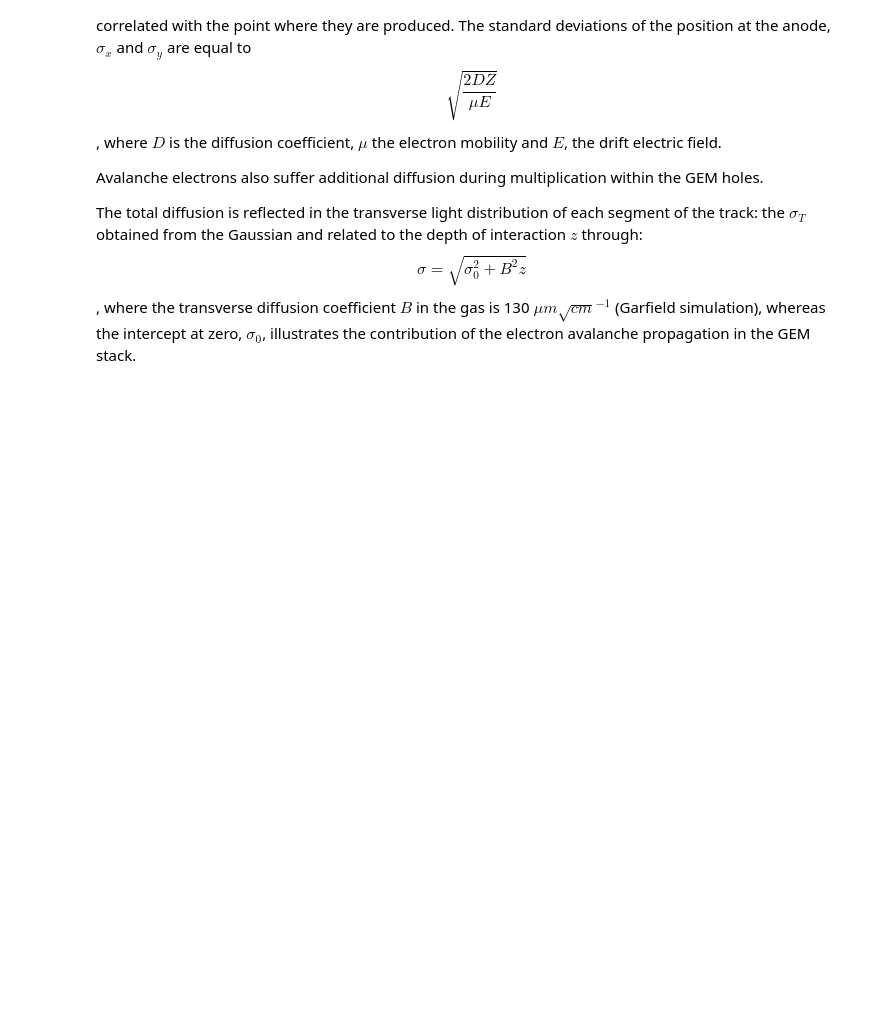
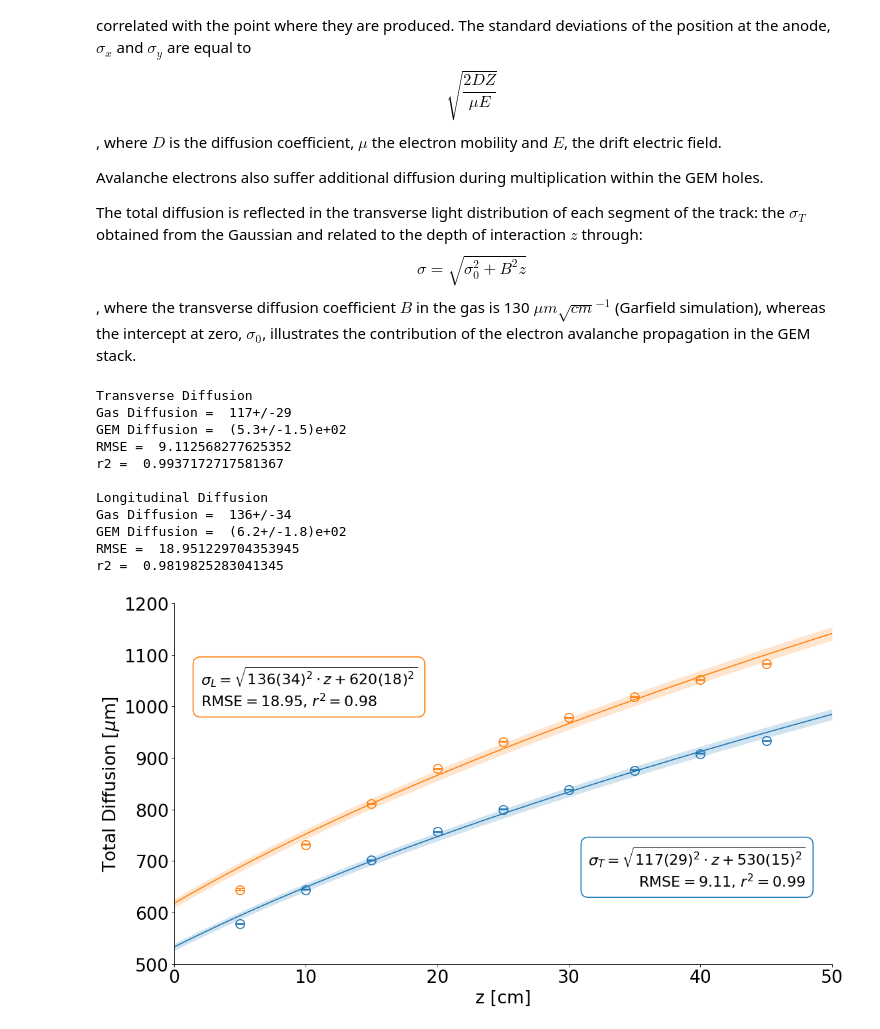
Before and after one commit to RitaROK/Analysis, a Jupyter notebook: Diffusion.ipynb, the cells around one changed output. Saved outputs shown, nothing was run; the diff lists cells and outputs as text; code cells hidden in the pictures; blank space fills up the shorter version.

```diff
--- a/Diffusion.ipynb
+++ b/Diffusion.ipynb
@@ -1322,6 +1325,82 @@ Avalanche electrons also suffer additional diffusion during multiplication withi
 
 The total diffusion is reflected in the transverse light distribution of each segment of the track: the $\sigma_T$ obtained from the Gaussian and related to the depth of interaction $z$ through: $$\sigma = \sqrt{\sigma_0^2+B^2z}$$
 , where the transverse diffusion coefficient $B$ in the gas is 130 $\mu m\sqrt{cm}^{-1}$ (Garfield simulation), whereas the intercept at zero, $\sigma_0$, illustrates the contribution of the electron avalanche propagation in the GEM stack.
+# %%
+#@title Longitudinal and Transverse Diffusion Coefficients
+#@markdown Using non-linear fit function
+z = [5, 10, 15, 20, 25, 30, 35, 40, 45]
+
+def func(x, b, c):
+  return np.sqrt(x*b+c)
+
+x = np.linspace(0,50, 100)
+
+fig, (ax) = plt.subplots(figsize=(16,9), dpi= 80, facecolor='w', edgecolor='k')
+
+# Transverse Diffusion
+plt.errorbar(z, TSigma, yerr=dTSigma, color='none', marker='o', markersize=12,
+            markeredgecolor='tab:blue', markeredgewidth=1.5, ecolor='tab:blue', elinewidth=1.5, capsize=5, capthick=1.5, label='$\sigma_T$')
+
+popt, pcov = curve_fit(func, z, TSigma, p0=[100, 100], absolute_sigma=True, sigma=3*np.asarray(dTSigma))
+ycalc = func(x, *popt)
+pcov = np.sqrt(np.diag(pcov))
+bound_upper = func(x, *(popt + 3*pcov))
+bound_lower = func(x, *(popt - 3*pcov))
+print('Transverse Diffusion')
+print('Gas Diffusion = ', ufloat(np.sqrt(popt[0]), 3*np.sqrt(pcov[0])))
+print('GEM Diffusion = ', ufloat(np.sqrt(popt[1]), 3*np.sqrt(pcov[1])))
+rmse = np.sqrt(mean_squared_error(TSigma, func(np.asarray(z), *popt)))
+print('RMSE = ', rmse)
+r2 = r2_score(TSigma, func(np.asarray(z), *popt))
+print('r2 = ', r2)
+plt.plot(x, ycalc, color='tab:blue')
+plt.fill_between(x, bound_lower, bound_upper, color='tab:blue', alpha=0.2, lw=0)
+plt.text(48, 650, '$\sigma_T=\sqrt{117(29)^2\cdot z+530(15)^2}$ \nRMSE$ = 9.11$, $r^2=0.99$',
+         fontsize=20, ha='right', bbox=dict(facecolor='none', edgecolor='tab:blue', boxstyle='round,pad=0.5', lw=1.5))
+
+# Longitudinal Diffusion
+plt.errorbar(z, LSigma, yerr=dLSigma, color='none', marker='o', markersize=12,
+            markeredgecolor='tab:orange', markeredgewidth=1.5, ecolor='tab:orange', elinewidth=1.5, capsize=5, capthick=1.5, label='$\sigma_L$')
+popt, pcov = curve_fit(func, z, LSigma, p0=[100, 100], absolute_sigma=True, sigma=3*np.asarray(dLSigma))
+ycalc = func(x, *popt)
+pcov = np.sqrt(np.diag(pcov))
+bound_upper = func(x, *(popt + 3*pcov))
+bound_lower = func(x, *(popt - 3*pcov))
+print('\nLongitudinal Diffusion')
+print('Gas Diffusion = ', ufloat(np.sqrt(popt[0]), 3*np.sqrt(pcov[0])))
+print('GEM Diffusion = ', ufloat(np.sqrt(popt[1]), 3*np.sqrt(pcov[1])))
+rmse = np.sqrt(mean_squared_error(LSigma, func(np.asarray(z), *popt)))
+print('RMSE = ', rmse)
+r2 = r2_score(LSigma, func(np.asarray(z), *popt))
+print('r2 = ', r2)
+plt.plot(x, ycalc, color='tab:orange')
+plt.fill_between(x, bound_lower, bound_upper, color='tab:orange', alpha=0.2, lw=0)
+plt.text(2, 1000, '$\sigma_L=\sqrt{136(34)^2\cdot z+620(18)^2}$ \nRMSE$ = 18.95$, $r^2=0.98$',
+         fontsize=20, bbox=dict(facecolor='none', edgecolor='tab:orange', boxstyle='round,pad=0.5', lw=1.5))
+
+ax.set_xlim(0,50)
+ax.set_ylim(500,1200)
+ax.spines["right"].set_visible(False)
+ax.spines["top"].set_visible(False)
+ax.set_ylabel('Total Diffusion [$\mu$m]', y=0.5, ha='center', fontsize=24)
+ax.tick_params(axis='both', which='major', labelsize=24)
+ax.set_xlabel('z [cm]', x=0.5, ha='center', fontsize=24)
+
+#plt.legend(loc='best', fontsize=20)
+plt.show()
+# %% [output]
+Transverse Diffusion
+Gas Diffusion =  117+/-29
+GEM Diffusion =  (5.3+/-1.5)e+02
+RMSE =  9.112568277625352
+r2 =  0.9937172717581367
+
+Longitudinal Diffusion
+Gas Diffusion =  136+/-34
+GEM Diffusion =  (6.2+/-1.8)e+02
+RMSE =  18.951229704353945
+r2 =  0.9819825283041345
+[figure, added]
 # %%
 z = [5, 10, 15, 20, 25, 30, 35, 40, 45]
 
```
Also changed, not shown: parts of 4 cells of this notebook.
